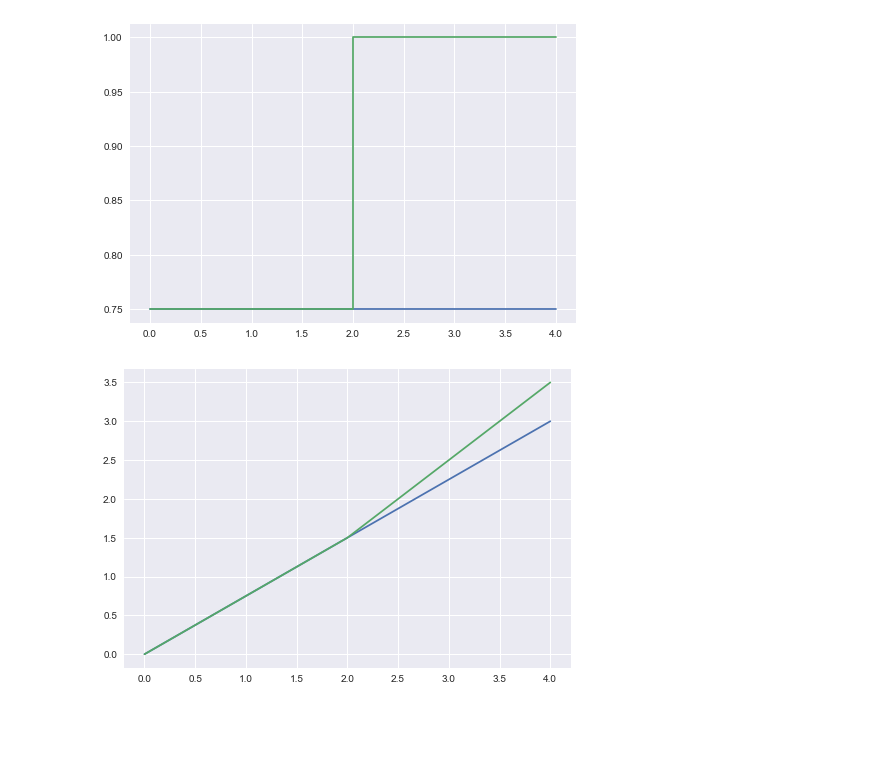
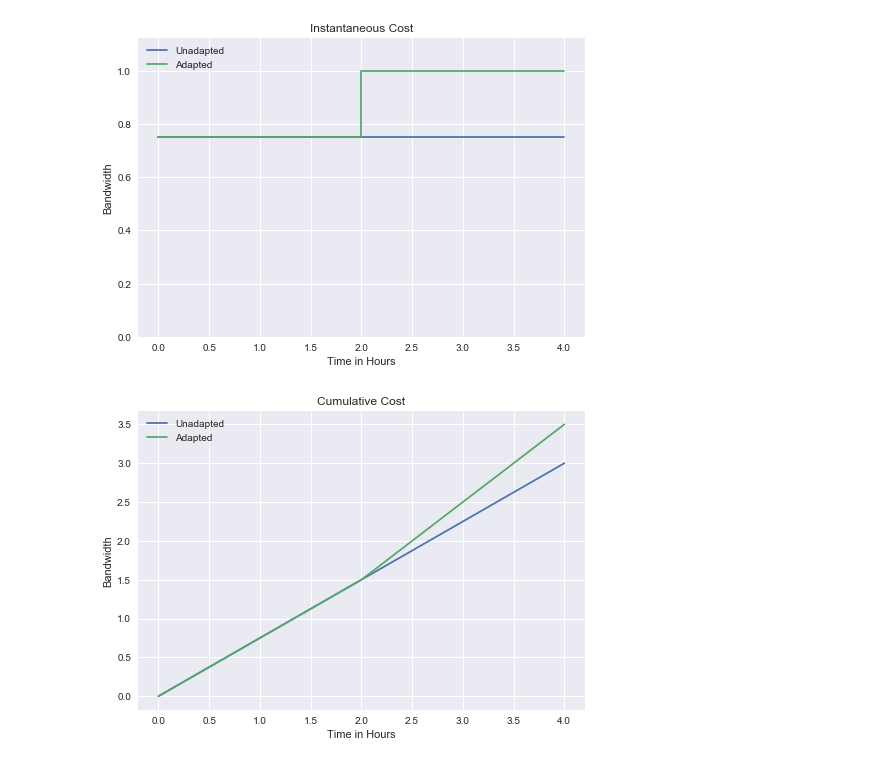
Before and after one commit to darpa-brass/adaptive-constraint-satisfaction, a Jupyter notebook: metrics/Metric Functions.ipynb, the cells around one changed output. Cells and saved outputs as stored; diff of their text form; code cells hidden in the pictures; blank space fills up the shorter version.

```diff
--- a/metrics/Metric Functions.ipynb
+++ b/metrics/Metric Functions.ipynb
@@ -50,19 +50,34 @@ base = derived_cost(3)
 # note that this has to be called each time the function is used
 # because calling it spends the adaptation time
 cost_3 = scenario(base, 3)
-# %%
-adapted = derived_cost(2)
-
-graph_instant(base, 5)
-graph_instant(cost_3(adapted), 5)
-plt.show()
-
-graph_total(base, 5)
-graph_total(cost_3(adapted), 5)
-plt.show()
-# %% [output]
-[figure, removed]
-[figure, removed]
+# %%
+adapted = derived_cost(2)
+
+graph_instant(base, 5)
+graph_instant(cost_3(adapted), 5)
+
+# get current axes (to set formatting)
+ax = plt.gca()
+ax.set_title("Instantaneous Cost")
+ax.set_xlabel("Time in Hours")
+ax.set_ylabel("Bandwidth")
+ax.legend(["Unadapted", "Adapted"])
+# set y range as necessary
+ax.set_ylim([0,1.125])
+plt.show()
+
+graph_total(base, 5)
+graph_total(cost_3(adapted), 5)
+
+ax = plt.gca()
+ax.set_title("Cumulative Cost")
+ax.set_xlabel("Time in Hours")
+ax.set_ylabel("Bandwidth")
+ax.legend(["Unadapted", "Adapted"])
+plt.show()
+# %% [output]
+[figure, added]
+[figure, added]
 # %%
 def sensor_value(time_fraction):
     # value of an individual sensor given the fraction of time it is sampling
```
Also changed, not shown: parts of 3 cells of this notebook.
